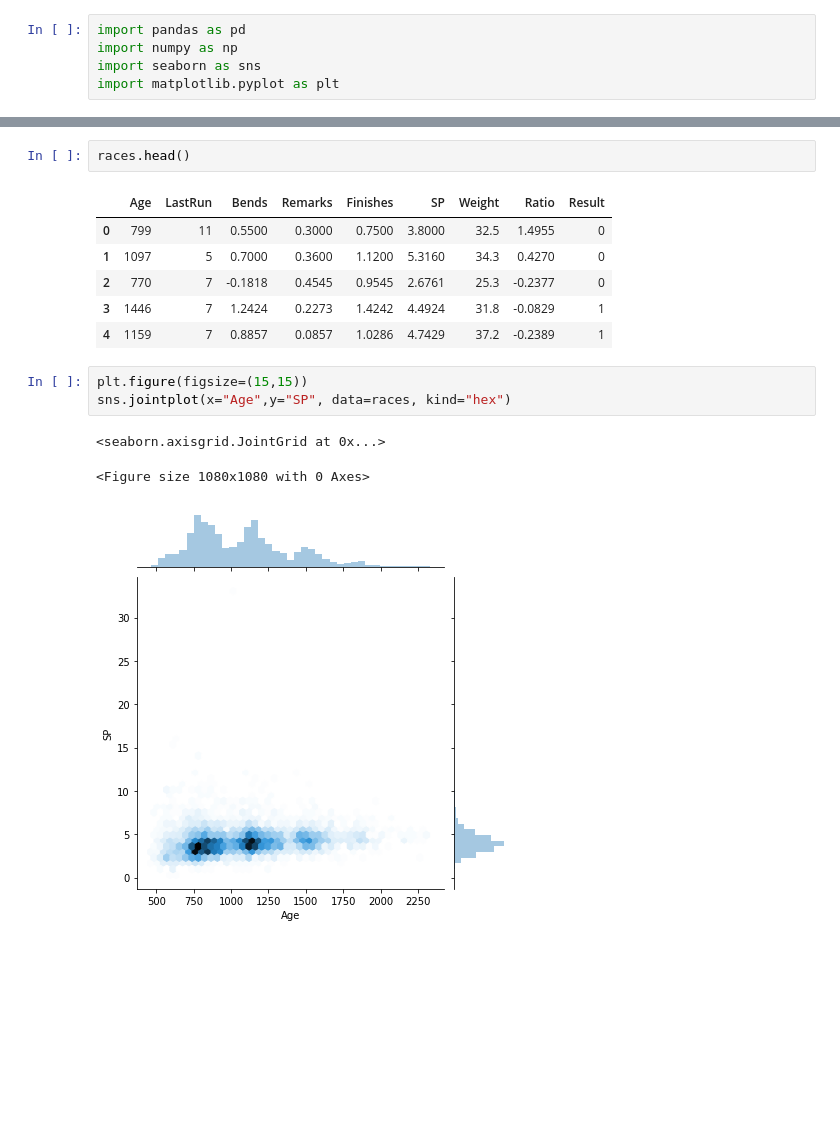
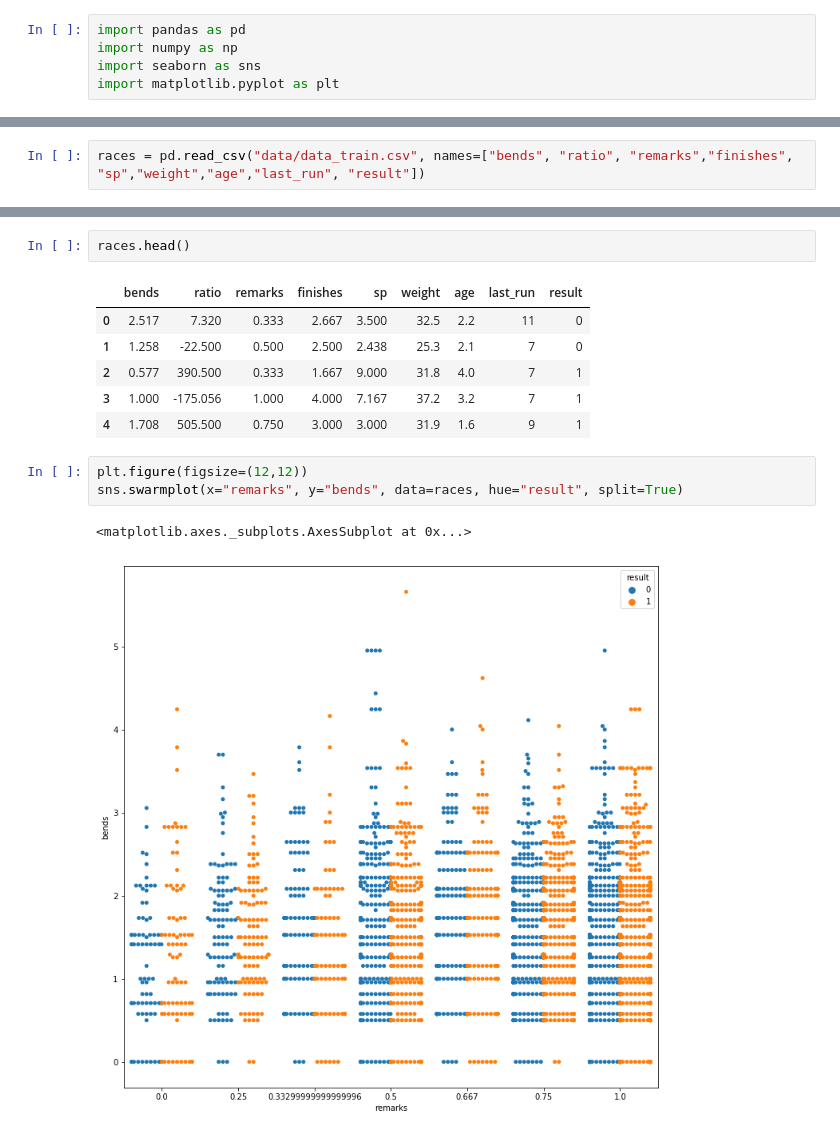
Before and after one commit to brunowenzel07/pyhounds, a Jupyter notebook: data_analisys.ipynb, the cells around one changed output, grey strips where cells are left out. Cells and saved outputs as stored; diff of their text form; blank space fills up the shorter version.

```diff
--- a/data_analisys.ipynb
+++ b/data_analisys.ipynb
@@ -7,0 +6,2 @@ races = pd.read_csv("data/data_train.csv", names=["Age", "LastRun", "Bends", "Re
+# %%
+races = pd.read_csv("data/data_train.csv", names=["bends", "ratio", "remarks","finishes", "sp","weight","age","last_run", "result"])
@@ -8,16 +30,15 @@ races = pd.read_csv("data/data_train.csv", names=["Age", "LastRun", "Bends", "Re
 # %%
 races.head()
 # %% [output]
-|  | Age | LastRun | Bends | Remarks | Finishes | SP | Weight | Ratio | Result |
-| 0 | 799 | 11 | 0.5500 | 0.3000 | 0.7500 | 3.8000 | 32.5 | 1.4955 | 0 |
-| 1 | 1097 | 5 | 0.7000 | 0.3600 | 1.1200 | 5.3160 | 34.3 | 0.4270 | 0 |
-| 2 | 770 | 7 | -0.1818 | 0.4545 | 0.9545 | 2.6761 | 25.3 | -0.2377 | 0 |
-| 3 | 1446 | 7 | 1.2424 | 0.2273 | 1.4242 | 4.4924 | 31.8 | -0.0829 | 1 |
-| 4 | 1159 | 7 | 0.8857 | 0.0857 | 1.0286 | 4.7429 | 37.2 | -0.2389 | 1 |
+|  | bends | ratio | remarks | finishes | sp | weight | age | last_run | result |
+| 0 | 2.517 | 7.320 | 0.333 | 2.667 | 3.500 | 32.5 | 2.2 | 11 | 0 |
+| 1 | 1.258 | -22.500 | 0.500 | 2.500 | 2.438 | 25.3 | 2.1 | 7 | 0 |
+| 2 | 0.577 | 390.500 | 0.333 | 1.667 | 9.000 | 31.8 | 4.0 | 7 | 1 |
+| 3 | 1.000 | -175.056 | 1.000 | 4.000 | 7.167 | 37.2 | 3.2 | 7 | 1 |
+| 4 | 1.708 | 505.500 | 0.750 | 3.000 | 3.000 | 31.9 | 1.6 | 9 | 1 |
 # %%
-plt.figure(figsize=(15,15))
-sns.jointplot(x="Age",y="SP", data=races, kind="hex")
+plt.figure(figsize=(12,12))
+sns.swarmplot(x="remarks", y="bends", data=races, hue="result", split=True)
 # %% [output]
-<seaborn.axisgrid.JointGrid at 0x...>
+<matplotlib.axes._subplots.AxesSubplot at 0x...>
-<Figure size 1080x1080 with 0 Axes>
-[figure, old version]
+[figure, new version]
```
Also changed, not shown: parts of 2 cells of this notebook, 10 other files.
